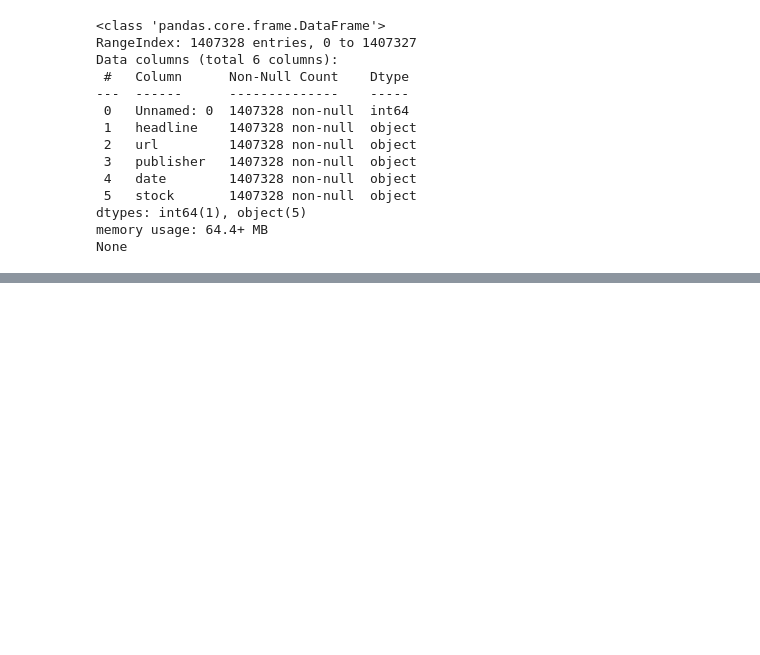
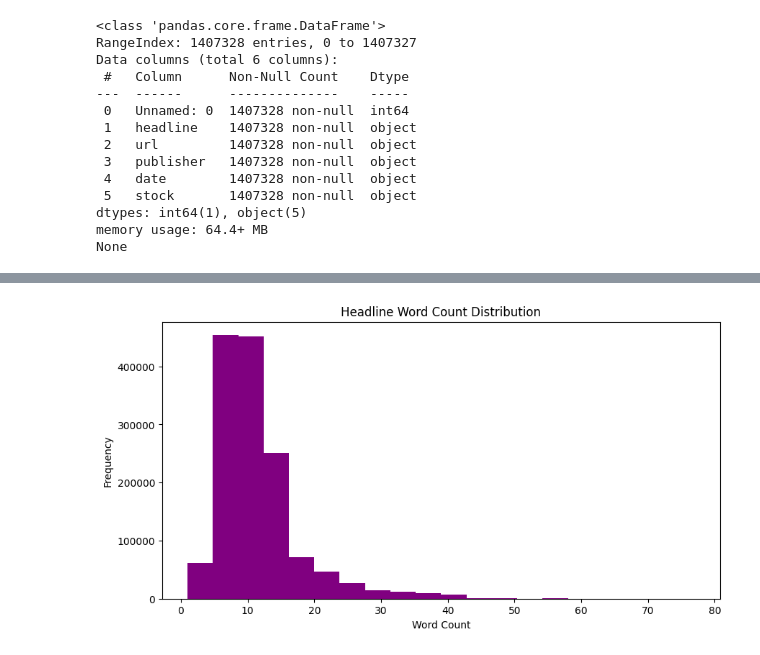
Before and after one commit to hasankere/Training, a Jupyter notebook: notebooks/stock_data_analysis.ipynb, the cells around one changed output, grey strips where cells are left out. Cells and saved outputs as stored; diff of their text form; code cells hidden in the pictures; blank space fills up the shorter version.

```diff
--- a/notebooks/stock_data_analysis.ipynb
+++ b/notebooks/stock_data_analysis.ipynb
@@ -56,0 +147,11 @@ None
+# %%
+data['headline_word_count'] = data['headline'].apply(lambda x: len(str(x).split()))
+
+# Plot word count distribution
+data['headline_word_count'].plot(kind='hist', bins=20, figsize=(10, 5), color='purple')
+plt.title("Headline Word Count Distribution")
+plt.xlabel("Word Count")
+plt.ylabel("Frequency")
+plt.show()
+# %% [output]
+[figure, added]
```
Also changed, not shown: parts of 10 cells of this notebook.
